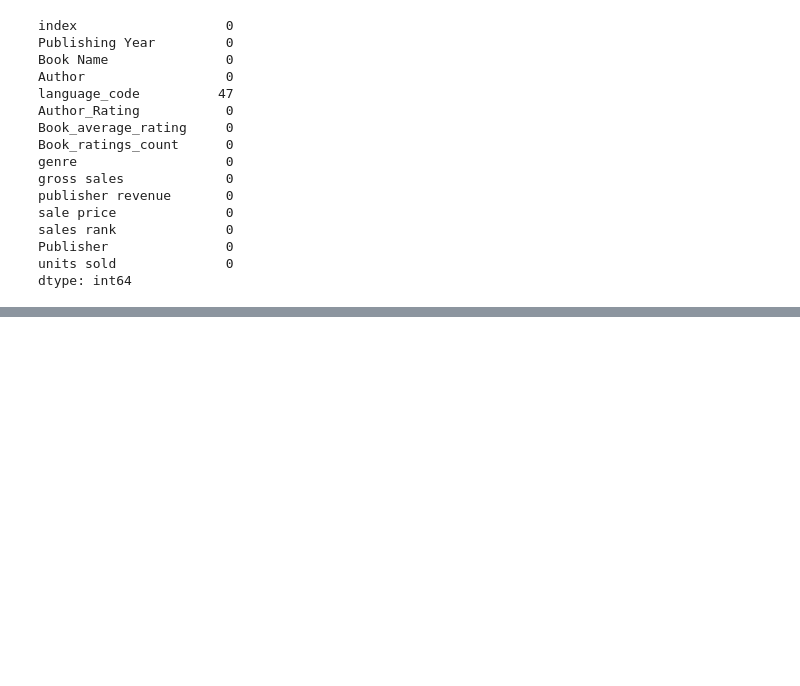
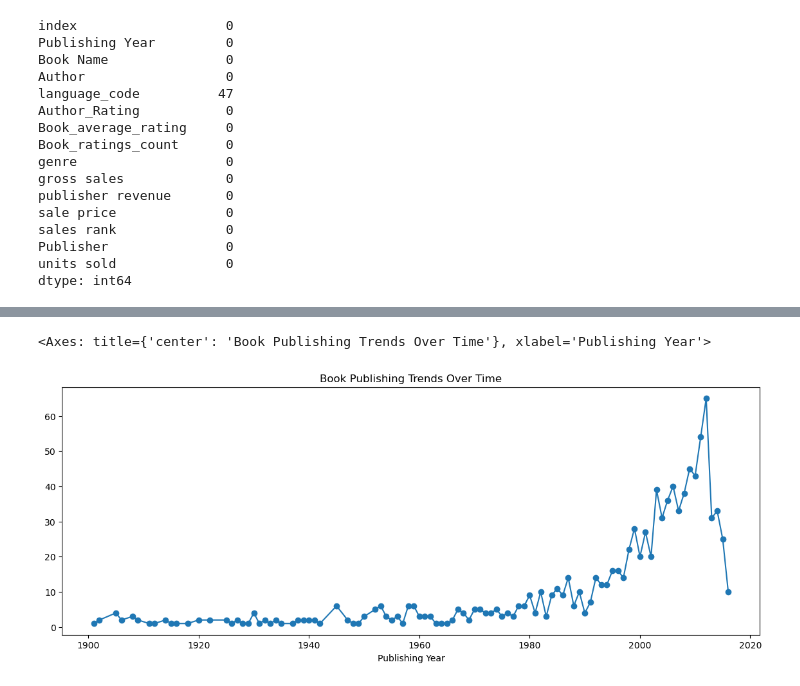
Before and after one commit to novicecoder205/Book-Sales-Analysis-End-to-End, a Jupyter notebook: Book Sales Analysis.ipynb, the cells around one changed output, grey strips where cells are left out. Saved outputs shown, nothing was run; the diff lists cells and outputs as text; code cells hidden in the pictures; blank space fills up the shorter version.

```diff
--- a/Book Sales Analysis.ipynb
+++ b/Book Sales Analysis.ipynb
@@ -130,0 +191,10 @@ dtype: int64
+# %%
+df["Publishing Year"].value_counts().sort_index().plot(
+    kind="line",
+    figsize=(14, 5),
+    marker="o",
+    title="Book Publishing Trends Over Time"
+)
+# %% [output]
+<Axes: title={'center': 'Book Publishing Trends Over Time'}, xlabel='Publishing Year'>
+[figure, added]
```
Also changed, not shown: parts of 8 cells of this notebook.
